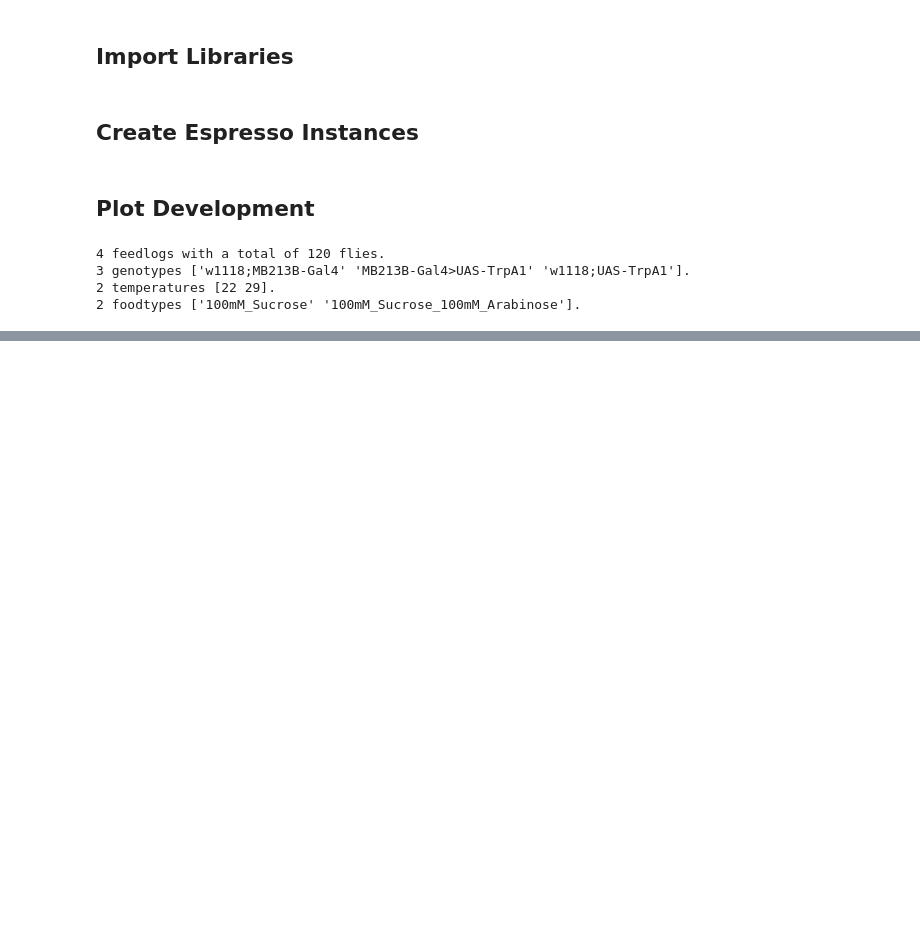
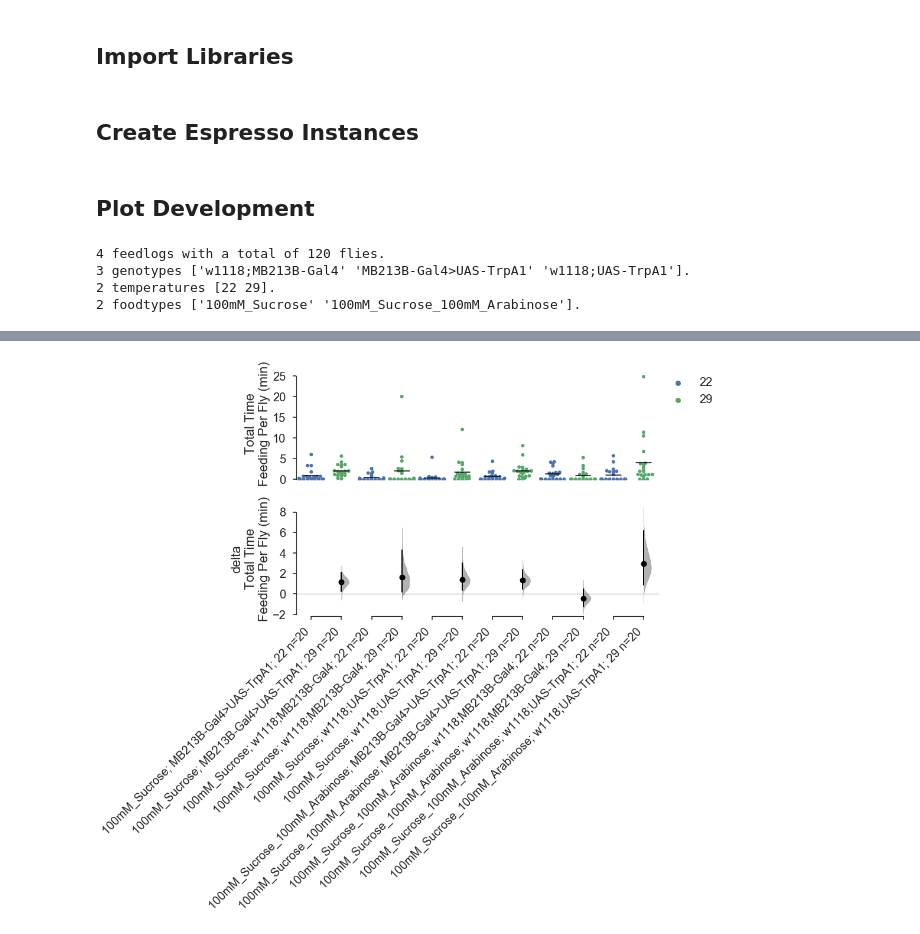
Before and after one commit to ACCLAB/espresso, a Jupyter notebook: jupyter-nb/espresso contrast plots dev.ipynb, the cells around one changed output, grey strips where cells are left out. Cells and saved outputs as stored; diff of their text form; code cells hidden in the pictures; blank space fills up the shorter version.

```diff
--- a/jupyter-nb/espresso contrast plots dev.ipynb
+++ b/jupyter-nb/espresso contrast plots dev.ipynb
@@ -67,3 +97,20 @@ Index(['StartTime', 'StartFrame', 'FeedTubeIdx', 'FlyID', 'ChoiceIdx',
+# %%
+# yvar='Total Feed Count\nPer Fly'
+# yvar='Total Feed Volume\nPer Fly'
+yvar='Total Time\nFeeding Per Fly (min)'
+
+# Make sure the ylims dont stretch below zero but still capture all the datapoints.
+ymax=np.max(plot_df[yvar])*1.1
+
+f,b=bsc.contrastplot(plot_df,
+                     x='plot_groups_with_contrast',
+                     y=yvar,
+                     idx=idx,
+                     color_col=color_by,
+                     swarm_ylim=(-ymax/80,ymax),
+                     float_contrast=False)
+# %% [output]
+[figure, added]
 # %%
 df[df.FlyID=='2017-02-24_12-05-01_Fly11']
 # %% [output]
```
Also changed, not shown: parts of 21 cells of this notebook.
